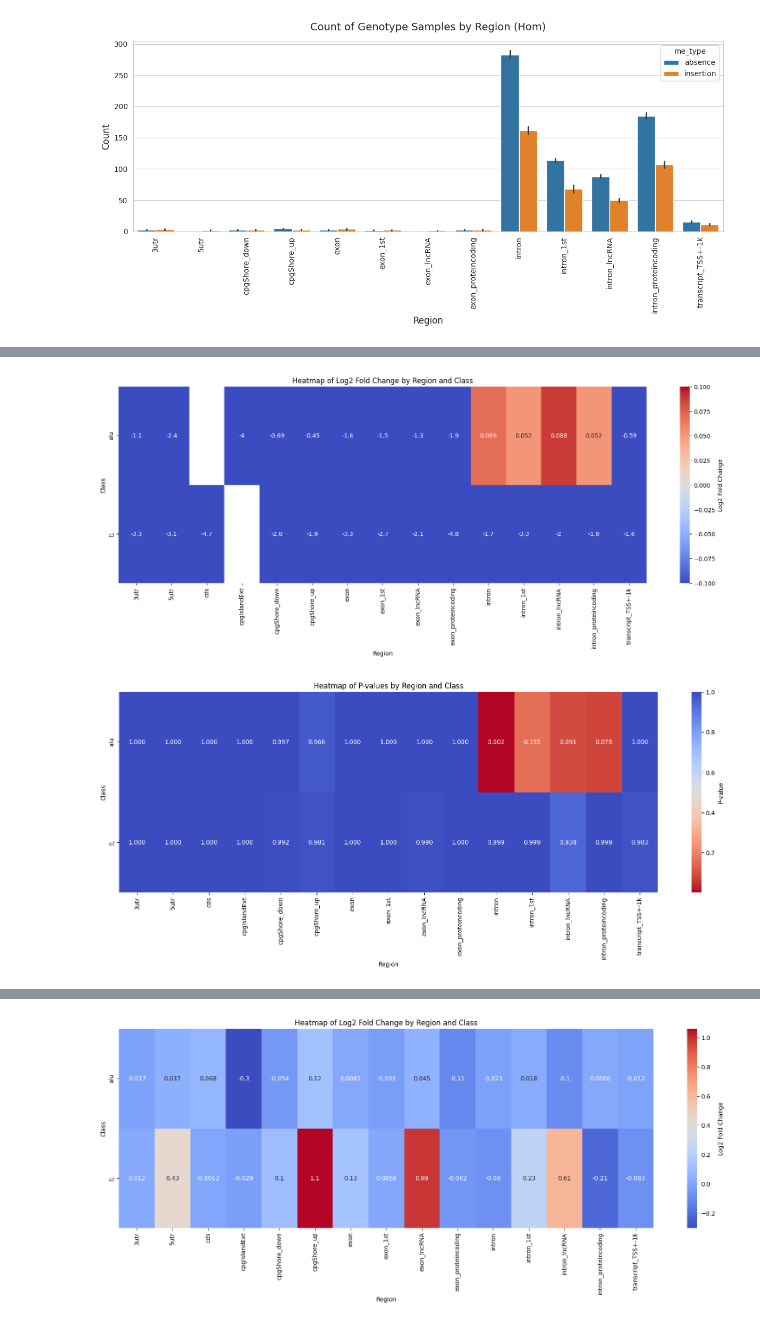
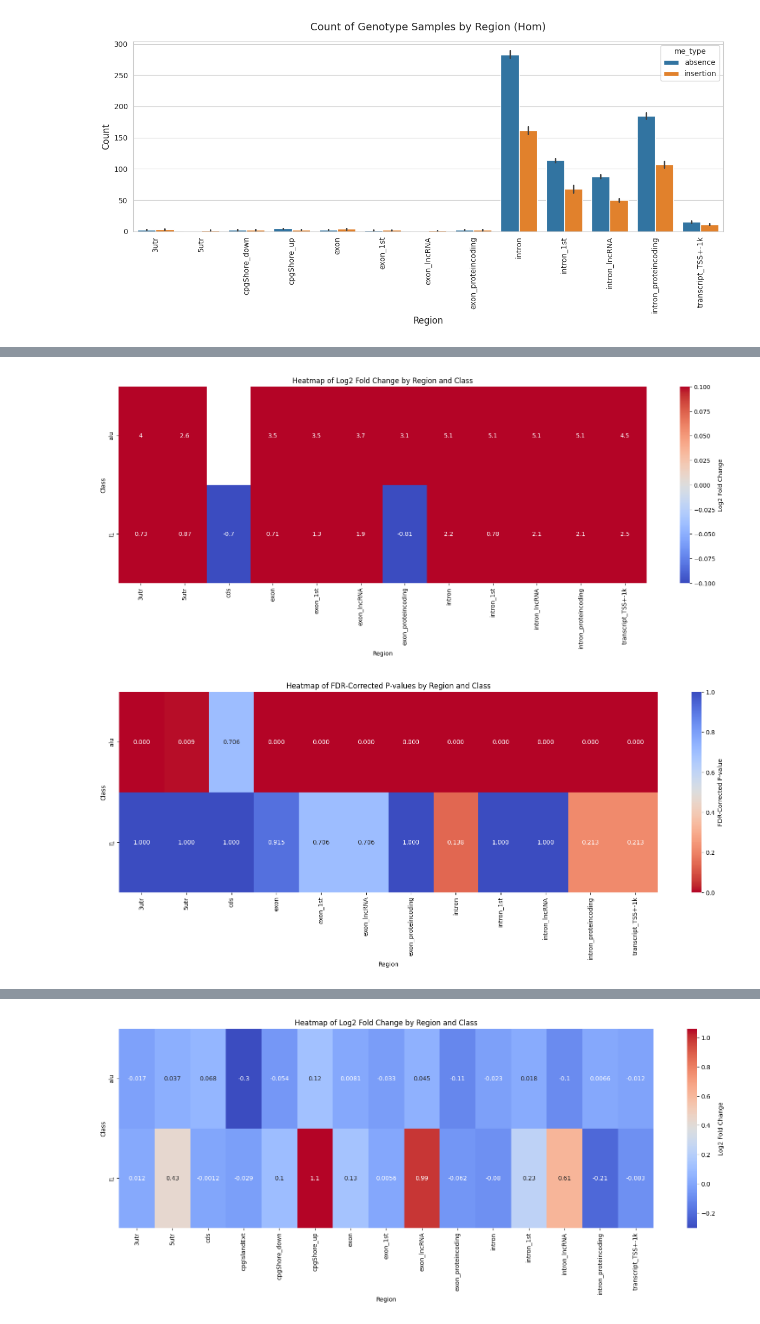
Before and after one commit to dmnburrows/me_polymorphisms, a Jupyter notebook: me_enrichment.ipynb, the cells around one changed output, grey strips where cells are left out. Saved outputs shown, nothing was run; the diff lists cells and outputs as text; code cells hidden in the pictures.

Commit message:
enrichment shuffling

```diff
--- a/me_enrichment.ipynb
+++ b/me_enrichment.ipynb
@@ -197,10 +170,10 @@ alu_all = alu_bt.intersect(all_bt, f=0.3, wo=True)
 l1_all = all_bt.intersect(l1_bt, f=0.3, wo=True)
 
 l1_cgi_df = l1_cgi.to_dataframe(disable_auto_names=True, header=None)
-l1_cgi_df.rename(columns={7: 'het', 8: 'hom', 9: 'me_type', 10: 'genotype', 14: 'region', 18: 'length'}, inplace=True)
+l1_cgi_df.rename(columns={16: 'region', 9: 'me_type', 11: 'genotype', 12: 'insertion_category', 7: 'het', 8: 'hom', 4: 'length'}, inplace=True)
 alu_cgi_df = alu_cgi.to_dataframe(disable_auto_names=True, header=None)
-alu_cgi_df.rename(columns={7: 'het', 8: 'hom', 9: 'me_type', 10: 'genotype', 14: 'region', 18: 'length'}, inplace=True)
+alu_cgi_df.rename(columns={16: 'region', 9: 'me_type', 11: 'genotype', 12: 'insertion_category', 7: 'het', 8: 'hom', 4: 'length'}, inplace=True)
 alu_all_df = alu_all.to_dataframe(disable_auto_names=True, header=None)
-alu_all_df.rename(columns={7: 'het', 8: 'hom', 9: 'me_type', 10: 'genotype', 14: 'region', 17: 'length'}, inplace=True)
+alu_all_df.rename(columns={16: 'region', 9: 'me_type', 11: 'genotype', 12: 'insertion_category', 7: 'het', 8: 'hom', 4: 'length'}, inplace=True)
 l1_all_df = l1_all.to_dataframe(disable_auto_names=True, header=None)
-l1_all_df.rename(columns={13: 'het', 14: 'hom', 15: 'me_type', 16: 'genotype', 3: 'region', 17: 'length'}, inplace=True)
+l1_all_df.rename(columns={3: 'region', 15: 'me_type', 17: 'genotype', 18: 'insertion_category', 13: 'het', 14: 'hom', 10: 'length'}, inplace=True)
@@ -707,0 +471,12 @@ comb_df[(comb_df['region' ]== reg) & (comb_df['class'] == i)]
+# %%
+#load in shuffled enrichment
+tot_df = pd.read_csv('/cndd3/dburrows/DATA/me_polymorphisms/analysis/shuffle_enrichment.csv', sep = '\t', index_col=0)
+
+#combine empirical data
+l1_out = pd.concat([l1_cgi_df[['region', 'me_type', 'genotype', 'insertion_category', 'het', 'hom', 'length']],
+                    l1_all_df[['region', 'me_type', 'genotype', 'insertion_category', 'het', 'hom', 'length']]])
+alu_out = pd.concat([alu_cgi_df[['region', 'me_type', 'genotype', 'insertion_category', 'het', 'hom', 'length']],
+                    alu_all_df[['region', 'me_type', 'genotype', 'insertion_category', 'het', 'hom', 'length']]])
+l1_out['class'] = 'l1'
+alu_out['class'] = 'alu'
+reg_names = np.append(all_df[3].unique(), cgi_df[3].unique())
@@ -746,39 +532,50 @@ NameError: name 'tot_df' is not defined
 # %%
-# Step 1: Create a DataFrame
+import pandas as pd
+import matplotlib.pyplot as plt
+import seaborn as sns
+from statsmodels.stats.multitest import multipletests
+
+# Example data
 data = pd.DataFrame({
     'stat_region': stat_region,
     'stat_class': stat_class,
     'stat_fc': stat_fc,
-        'stat_pvalue': stat_sig
+    'stat_pvalue': stat_sig
 })
-# Step 2: Pivot the DataFrame to prepare for heatmap plotting
-heatmap_data = data.pivot(index='stat_class', columns='stat_region', values='stat_fc')
 
-# Step 3: Plot the heatmap
-plt.figure(figsize=(20, 6))  # Set the figure size
-sns.heatmap(heatmap_data, annot=True, cmap='coolwarm', cbar_kws={'label': 'Log2 Fold Change'})
+# Step 1: Apply FDR Correction
+# Perform FDR correction
+rejected, fdr_corrected_pvalues, _, _ = multipletests(data['stat_pvalue'], method='fdr_bh')
+data['stat_fdr'] = fdr_corrected_pvalues  # Add FDR corrected p-values to the DataFrame
+
+# Step 2: Pivot the DataFrame for Fold Change Heatmap
+heatmap_fc_data = data.pivot(index='stat_class', columns='stat_region', values='stat_fc')
+
+# Plot Fold Change Heatmap
+plt.figure(figsize=(20, 6))
+sns.heatmap(heatmap_fc_data, annot=True, cmap='coolwarm', cbar_kws={'label': 'Log2 Fold Change'})
 plt.title('Heatmap of Log2 Fold Change by Region and Class')
-plt.ylabel('Class')  # Label for rows
-plt.xlabel('Region')  # Label for columns
+plt.ylabel('Class')
+plt.xlabel('Region')
 plt.show()
 
-# Step 2: Pivot the DataFrame to prepare for heatmap plotting
-heatmap_data = data.pivot(index='stat_class', columns='stat_region', values='stat_pvalue')
+# Step 3: Pivot the DataFrame for FDR-Corrected P-Values Heatmap
+heatmap_fdr_data = data.pivot(index='stat_class', columns='stat_region', values='stat_fdr')
 
-# Step 3: Plot the heatmap
-plt.figure(figsize=(20, 6))  # Set the figure size
+# Plot FDR-Corrected P-Values Heatmap
+plt.figure(figsize=(20, 6))
 sns.heatmap(
-    heatmap_data,
+    heatmap_fdr_data,
     annot=True,
-    fmt=".3f",  # Format to show p-values with 3 decimal places
-    cmap='coolwarm_r',  # Reverse the color map to highlight lower p-values
-    cbar_kws={'label': 'P-value'}
+    fmt=".3f",  # Show FDR-corrected p-values with 3 decimal places
+    cmap='coolwarm_r',
+    cbar_kws={'label': 'FDR-Corrected P-value'}
 )
-plt.title('Heatmap of P-values by Region and Class')
-plt.ylabel('Class')  # Label for rows
-plt.xlabel('Region')  # Label for columns
+plt.title('Heatmap of FDR-Corrected P-values by Region and Class')
+plt.ylabel('Class')
+plt.xlabel('Region')
 plt.show()
 # %% [output]
-[figure, old version]
+[figure, new version]
-[figure, old version]
+[figure, new version]
 # %%
```
Also changed, not shown: parts of 26 cells of this notebook, 2 other files.
